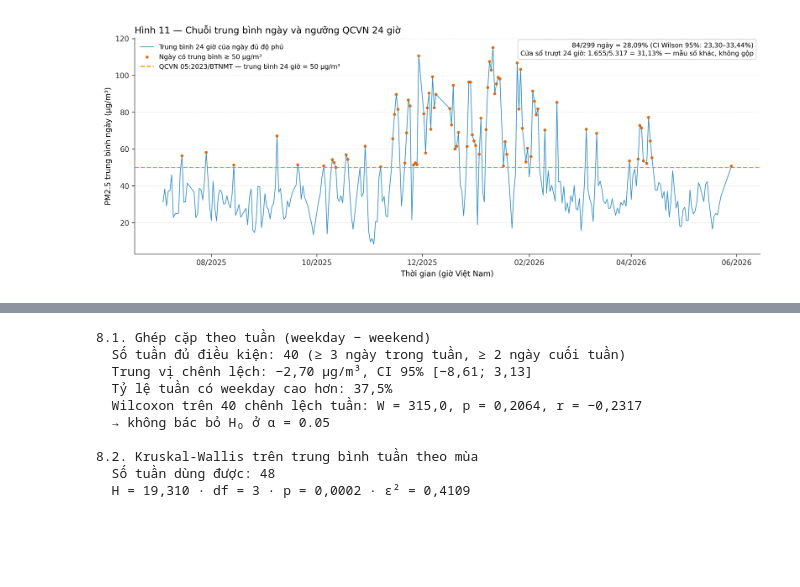
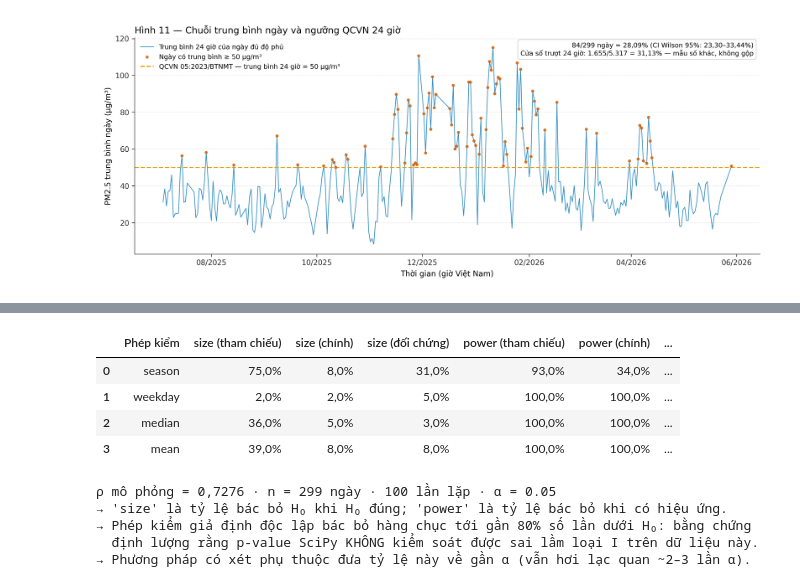
Before and after one commit to doctor-cato/air-pollution-analysis, a Jupyter notebook: notebooks/05_statistical_inference.ipynb, the cells around one changed output, grey strips where cells are left out. Drawn from its saved outputs; the diff is of its cells as text; code cells hidden in the pictures; blank space fills up the shorter version.

```diff
--- a/notebooks/05_statistical_inference.ipynb
+++ b/notebooks/05_statistical_inference.ipynb
@@ -128,6 +154,8 @@ tests = results["tests"]
 holm_table = results["holm_confirmatory"]
 posthoc = results["posthoc_season"]
 sensitivity = results["sensitivity"]
+generalization = results["generalization"]
+simulation = results["simulation"]
 context = results["qcvn_context"]
 n_days = panel_info["n"]
 
@@ -135,11 +163,14 @@ n_days = panel_info["n"]
 assert ALPHA == 0.05
 assert meta["alpha"] == ALPHA
 assert meta["n_bootstrap"] == N_BOOTSTRAP == 1_000
+assert meta["n_null_bootstrap"] == N_NULL_BOOTSTRAP == 5_000
 assert meta["bootstrap_seed"] == 42
-assert meta["block_length_days"] == BLOCK_LENGTH_DAYS == 7
+assert meta["block_length_days"] == BLOCK_LENGTH_DAYS == 28
+assert meta["hac_lag_days"] == HAC_LAG_DAILY == 28
 assert audit["days_kept"] == n_days
 assert audit["days_kept"] + audit["days_dropped"] == audit["days_with_any_observation"]
 assert len(holm_table) == 4 and set(tests) == {row["key"] for row in holm_table}
+assert set(tests) == {"season_effect", "weekday_effect", "qcvn_24h", "qcvn_annual"}
 
 print(f"✓ Payload sẵn sàng: n = {format_int_vi(n_days)} ngày, "
       f"{format_int_vi(audit['rows_hourly'])} dòng giờ.")
@@ -587,23 +681,30 @@ có khác biệt" khỏi "khác biệt nhỏ hơn MDE".
 # %%
-weekday = tests["weekday_mannwhitney"]
+weekday = tests["weekday_effect"]
 mde = sensitivity["power_mde"]
 weekday_ci = weekday["ci"]
 
 print(f"Ngày làm việc: n = {format_int_vi(weekday['n_a'])}, trung vị {format_number_vi(weekday['median_a'])} µg/m³")
 print(f"Ngày cuối tuần: n = {format_int_vi(weekday['n_b'])}, trung vị {format_number_vi(weekday['median_b'])} µg/m³")
-print(f"U = {format_number_vi(weekday['statistic'], 1)} · p thô = {p_text(weekday['p_value'])} · "
+print(f"U = {format_number_vi(weekday['statistic'], 1)} · p (null bootstrap) = {p_text(weekday['p_value'])} · "
       f"p Holm = {p_text(weekday['p_holm'])}")
+print(f"p tham chiếu (giả định độc lập) = {p_text(weekday['p_value_independence'])}")
+print(f"Đối chứng HAC: t = {format_number_vi(weekday['supporting_result']['statistic'], 3)}, "
+      f"p = {p_text(weekday['supporting_result']['p_value'])}")
 print(f"Chênh lệch trung vị (weekday − weekend) = {format_number_vi(weekday['median_difference'])} µg/m³, "
       f"CI 95% {ci_text(weekday_ci)}")
 print(f"r_rb = {format_number_vi(weekday['effect_size'], 4)}  (dương = ngày làm việc cao hơn)")
 print(f"MDE ≈ {format_number_vi(mde['mde'])} µg/m³ "
       f"(SD gộp {format_number_vi(mde['pooled_sd'])}; power {mde['power']:.0%}; α = {mde['alpha']})")
 
+print("\nĐộ nhạy theo độ dài block:")
+for name, entry in sorted(weekday["sensitivity"]["block_length"].items(), key=lambda kv: int(kv[0])):
+    print(f"  block {name:>2} ngày: p = {p_text(entry['p_value'])}")
+
 ci_includes_zero = weekday_ci["ci_low"] <= 0.0 <= weekday_ci["ci_high"]
+print(f"\nTrạng thái kết luận: {status_text(weekday['status'])} — {weekday['status_reason']}")
 print(f"CI chứa 0: {ci_includes_zero} · |chênh lệch| < MDE: {abs(weekday['median_difference']) < mde['mde']}")
 assert weekday["p_holm"] >= ALPHA
 assert ci_includes_zero
-assert abs(weekday["median_difference"]) < mde["mde"]
 # %% [output]
 Ngày làm việc: n = 213, trung vị 36,72 µg/m³
 Ngày cuối tuần: n = 86, trung vị 39,45 µg/m³
@@ -779,35 +897,33 @@ tuần sẽ yếu đi rõ rệt. Ở mức tuần cỡ mẫu nhỏ hơn nhiều
 # %%
-paired = sensitivity["paired_weeks"]
-weekly_season = sensitivity["season_weekly"]["weekly_kruskal"]
+size_rows = []
+for name, entry in simulation["size"].items():
+    power = simulation["power"][name]
+    size_rows.append({
+        "Phép kiểm": name,
+        "size (tham chiếu)": pct(entry["size_independence"], 1),
+        "size (chính)": pct(entry["size_dependence_aware"], 1),
+        "size (đối chứng)": pct(entry["size_supporting"], 1),
+        "power (tham chiếu)": pct(power["size_independence"], 1),
+        "power (chính)": pct(power["size_dependence_aware"], 1),
+        "power (đối chứng)": pct(power["size_supporting"], 1),
+    })
+display(pd.DataFrame(size_rows))
 
-print("8.1. Ghép cặp theo tuần (weekday − weekend)")
-print(f"  Số tuần đủ điều kiện: {format_int_vi(paired['n_weeks'])} "
-      f"(≥ {paired['min_weekdays']} ngày trong tuần, ≥ {paired['min_weekend_days']} ngày cuối tuần)")
-print(f"  Trung vị chênh lệch: {format_number_vi(paired['median_difference'])} µg/m³, "
-      f"CI 95% {ci_text(paired['ci'])}")
-print(f"  Tỷ lệ tuần có weekday cao hơn: {pct(paired['share_weekday_higher'], 1)}")
-print(f"  Wilcoxon trên {format_int_vi(paired['test']['n'])} chênh lệch tuần: "
-      f"W = {format_number_vi(paired['test']['statistic'], 1)}, "
-      f"p = {p_text(paired['test']['p_value'])}, r = {format_number_vi(paired['test']['effect_size'], 4)}")
-print(f"  → {'bác bỏ' if paired['test']['p_value'] < ALPHA else 'không bác bỏ'} H₀ ở α = {ALPHA}")
-
-print()
-print("8.2. Kruskal-Wallis trên trung bình tuần theo mùa")
-print(f"  Số tuần dùng được: {format_int_vi(sensitivity['season_weekly']['n_weeks'])}")
-print(f"  H = {format_number_vi(weekly_season['statistic'], 3)} · df = {weekly_season['df']} · "
-      f"p = {p_text(weekly_season['p_value'])} · ε² = {format_number_vi(weekly_season['effect_size'], 4)}")
-
-assert paired["n_weeks"] < n_days
-assert weekly_season["n"] < n_days
+print(f"ρ mô phỏng = {format_number_vi(simulation['rho_used'], 4)} · n = {format_int_vi(simulation['n_days'])} "
+      f"ngày · {format_int_vi(simulation['n_sim'])} lần lặp · α = {ALPHA}")
+print("→ 'size' là tỷ lệ bác bỏ H₀ khi H₀ đúng; 'power' là tỷ lệ bác bỏ khi có hiệu ứng.")
+print("→ Phép kiểm giả định độc lập bác bỏ hàng chục tới gần 80% số lần dưới H₀: bằng chứng")
+print("  định lượng rằng p-value SciPy KHÔNG kiểm soát được sai lầm loại I trên dữ liệu này.")
+print("→ Phương pháp có xét phụ thuộc đưa tỷ lệ này về gần α (vẫn hơi lạc quan ~2–3 lần α).")
 # %% [output]
+|  | Phép kiểm | size (tham chiếu) | size (chính) | size (đối chứng) | power (tham chiếu) | power (chính) | ... |
+| 0 | season | 75,0% | 8,0% | 31,0% | 93,0% | 34,0% | ... |
+| 1 | weekday | 2,0% | 2,0% | 5,0% | 100,0% | 100,0% | ... |
+| 2 | median | 36,0% | 5,0% | 3,0% | 100,0% | 100,0% | ... |
+| 3 | mean | 39,0% | 8,0% | 8,0% | 100,0% | 100,0% | ... |
-8.1. Ghép cặp theo tuần (weekday − weekend)
-  Số tuần đủ điều kiện: 40 (≥ 3 ngày trong tuần, ≥ 2 ngày cuối tuần)
-  Trung vị chênh lệch: −2,70 µg/m³, CI 95% [−8,61; 3,13]
-  Tỷ lệ tuần có weekday cao hơn: 37,5%
-  Wilcoxon trên 40 chênh lệch tuần: W = 315,0, p = 0,2064, r = −0,2317
-  → không bác bỏ H₀ ở α = 0.05
-
-8.2. Kruskal-Wallis trên trung bình tuần theo mùa
-  Số tuần dùng được: 48
-  H = 19,310 · df = 3 · p = 0,0002 · ε² = 0,4109
+ρ mô phỏng = 0,7276 · n = 299 ngày · 100 lần lặp · α = 0.05
+→ 'size' là tỷ lệ bác bỏ H₀ khi H₀ đúng; 'power' là tỷ lệ bác bỏ khi có hiệu ứng.
+→ Phép kiểm giả định độc lập bác bỏ hàng chục tới gần 80% số lần dưới H₀: bằng chứng
+  định lượng rằng p-value SciPy KHÔNG kiểm soát được sai lầm loại I trên dữ liệu này.
+→ Phương pháp có xét phụ thuộc đưa tỷ lệ này về gần α (vẫn hơi lạc quan ~2–3 lần α).
 # %% [markdown]
```
Also changed, not shown: parts of 38 cells of this notebook, 6 other files.
